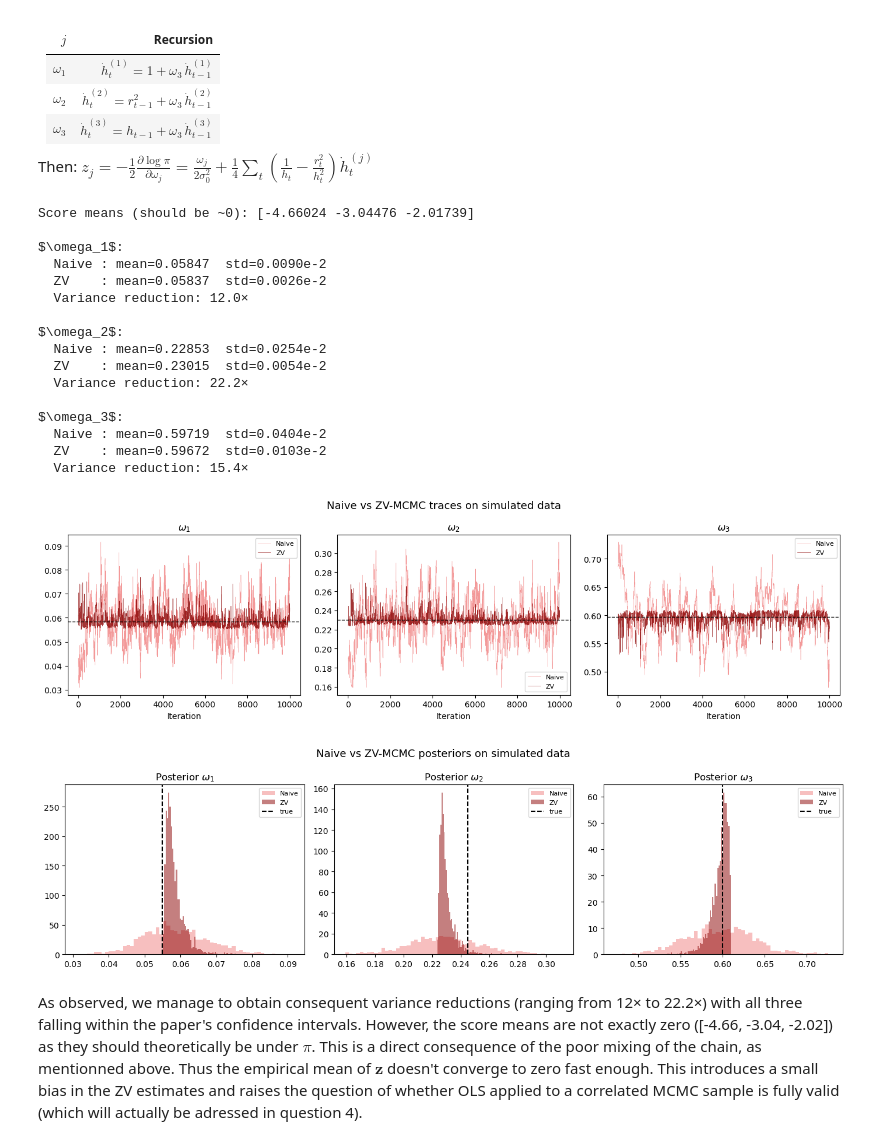
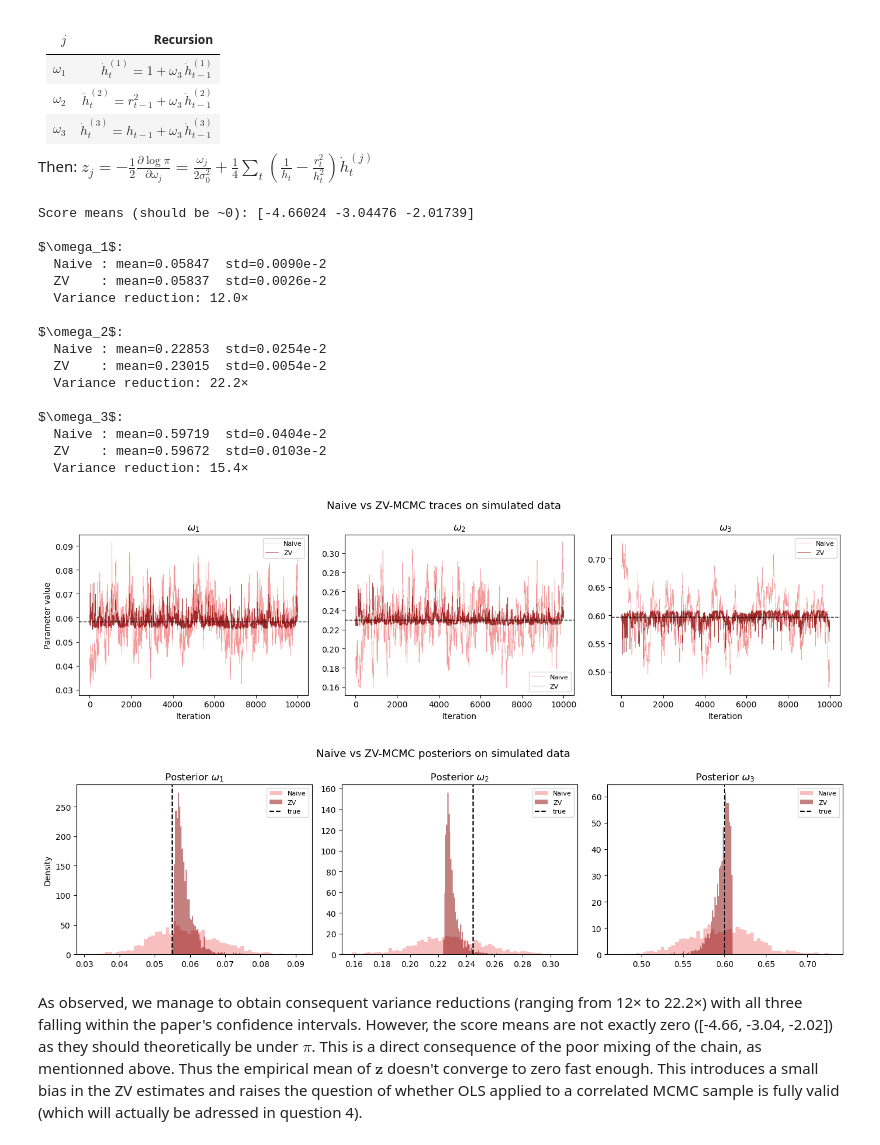
Before and after one commit to ralphndr/Control-variates-for-a-GARCH-model, a Jupyter notebook: src/code.ipynb, the cells around one changed output. Saved outputs shown, nothing was run; the diff lists cells and outputs as text; code cells hidden in the pictures.

```diff
--- a/src/code.ipynb
+++ b/src/code.ipynb
@@ -235,6 +237,10 @@ fig, axes = plt.subplots(2, 3, figsize=(14, 6))
 
 for k in range(3):
     # Trace
+    if k == 0:
+        axes[0, k].set_ylabel('Parameter value')
+        axes[1, k].set_ylabel('Density')
+
     axes[0, k].plot(samples_sim[:, k], lw=0.4, color='lightcoral', alpha=0.8)
     axes[0, k].axhline(true_vals[k], color='r', ls='--', label='true')
     axes[0, k].set_title(f'{labels[k]}')
@@ -271,6 +277,9 @@ def acf(x, max_lag=100):
 fig, axes = plt.subplots(1, 3, figsize=(14, 3))
 for k in range(3):
     a = acf(samples_sim[:, k])
+    if k == 0:
+        axes[k].set_ylabel('Autocorrelation')
+
     axes[k].bar(range(len(a)), a, width=1.0, color='darkred')
     axes[k].set_title(f'ACF {labels[k]}')
     axes[k].set_xlabel('lag')
@@ -348,6 +358,10 @@ print(f'Posterior means: ω₁={samples_real[:,0].mean():.4f},'
 
 fig, axes = plt.subplots(2, 3, figsize=(14, 6))
 for k in range(3):
+    if k == 0:
+        axes[0, k].set_ylabel('Parameter value')
+        axes[1, k].set_ylabel('Density')
+
     axes[0, k].plot(samples_real[:, k], lw=0.4, color='lightcoral', alpha=0.8)
     axes[0, k].set_title(f'{labels[k]}')
     axes[1, k].hist(samples_real[:, k], bins=60, density=True, color='lightcoral', alpha=0.7)
@@ -482,11 +496,13 @@ labels_w = [r'$\omega_1$', r'$\omega_2$', r'$\omega_3$']
 fig, axes = plt.subplots(1, 3, figsize=(14, 4))
 
 for k in range(3):
-    f       = samples_sim[:, k]
+    f = samples_sim[:, k]
     f_tilde = results_sim[k]['f_tilde']
+    if k == 0:
+        axes[k].set_ylabel('Parameter value')
 
-    axes[k].plot(f,       lw=0.4, color='lightcoral', alpha=0.8, label='Naive')
-    axes[k].plot(f_tilde, lw=0.4, color='darkred',    alpha=0.8, label='ZV')
+    axes[k].plot(f, lw=0.4, color='lightcoral', alpha=0.8, label='Naive')
+    axes[k].plot(f_tilde, lw=0.4, color='darkred', alpha=0.8, label='ZV')
     axes[k].axhline(results_sim[k]['zv_mean'], color='k', ls='--', lw=1)
     axes[k].set_title(f'{labels_w[k]}')
     axes[k].set_xlabel('Iteration')
@@ -501,39 +517,42 @@ plt.show()
 
 fig, axes = plt.subplots(1, 3, figsize=(14, 4))
 for k in range(3):
-    f       = samples_sim[:, k]
+    f = samples_sim[:, k]
     f_tilde = results_sim[k]['f_tilde']
-    axes[k].hist(f,       bins=60, density=True, alpha=0.5,
+    if k == 0:
+        axes[k].set_ylabel('Density')
+
+    axes[k].hist(f, bins=60, density=True, alpha=0.5,
                  color='lightcoral', label='Naive')
     axes[k].hist(f_tilde, bins=60, density=True, alpha=0.5,
                  color='darkred',    label='ZV')
     axes[k].axvline(true_vals[k], color='k', ls='--', label='true')
     axes[k].set_title(f'Posterior {labels_w[k]}')
     axes[k].legend(fontsize=8)
 
 plt.suptitle('Naive vs ZV-MCMC posteriors on simulated data', fontsize=13)
 plt.savefig('/Users/ralphnader/Desktop/Github_Projects/Control-variates-for-a-GARCH-model/img/naive_vs_zvmcmc_simulatedgarch.png', dpi=200, bbox_inches='tight')
 plt.tight_layout()
 plt.show()
 # %% [output]
 Score means (should be ~0): [-4.66024 -3.04476 -2.01739]
 
 $\omega_1$:
   Naive : mean=0.05847  std=0.0090e-2
   ZV    : mean=0.05837  std=0.0026e-2
   Variance reduction: 12.0×
 
 $\omega_2$:
   Naive : mean=0.22853  std=0.0254e-2
   ZV    : mean=0.23015  std=0.0054e-2
   Variance reduction: 22.2×
 
 $\omega_3$:
   Naive : mean=0.59719  std=0.0404e-2
   ZV    : mean=0.59672  std=0.0103e-2
   Variance reduction: 15.4×
-[figure, old version]
+[figure, new version]
-[figure, old version]
+[figure, new version]
 # %% [markdown]
 As observed, we manage to obtain consequent variance reductions (ranging from 12× to 22.2×) with all three falling within the paper's confidence intervals. However, the score means are not exactly zero ([-4.66, -3.04, -2.02]) as they should theoretically be under $\pi$. This is a direct consequence of the poor mixing of the chain, as mentionned above. Thus the empirical mean of $\mathbf{z}$ doesn't converge to zero fast enough. This introduces a small bias in the ZV estimates and raises the question of whether OLS applied to a correlated MCMC sample is fully valid (which will actually be adressed in question 4).
 # %%
```
Also changed, not shown: parts of 14 cells of this notebook, 11 other files.
